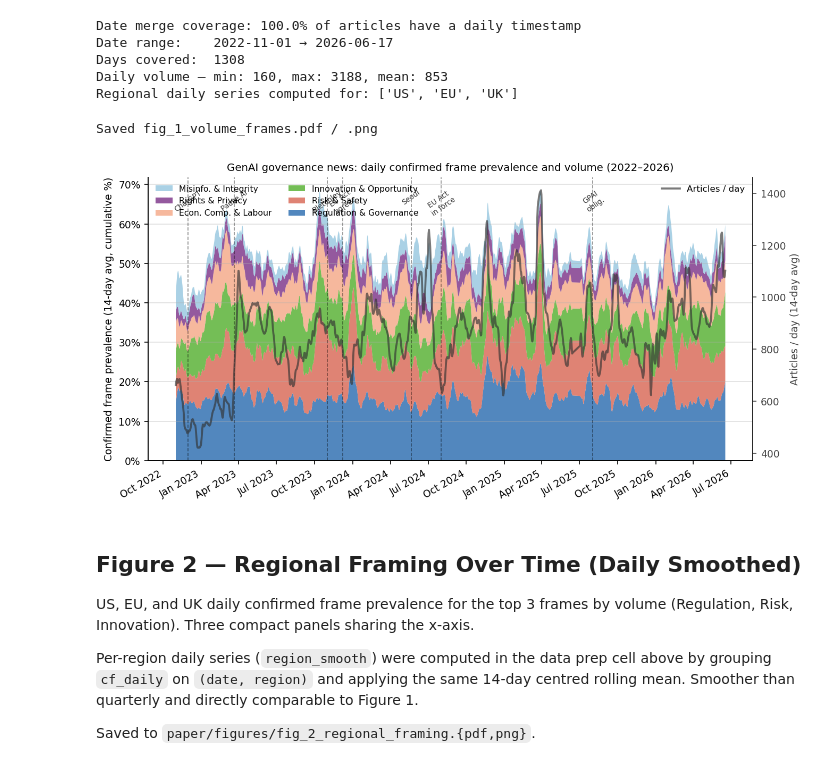
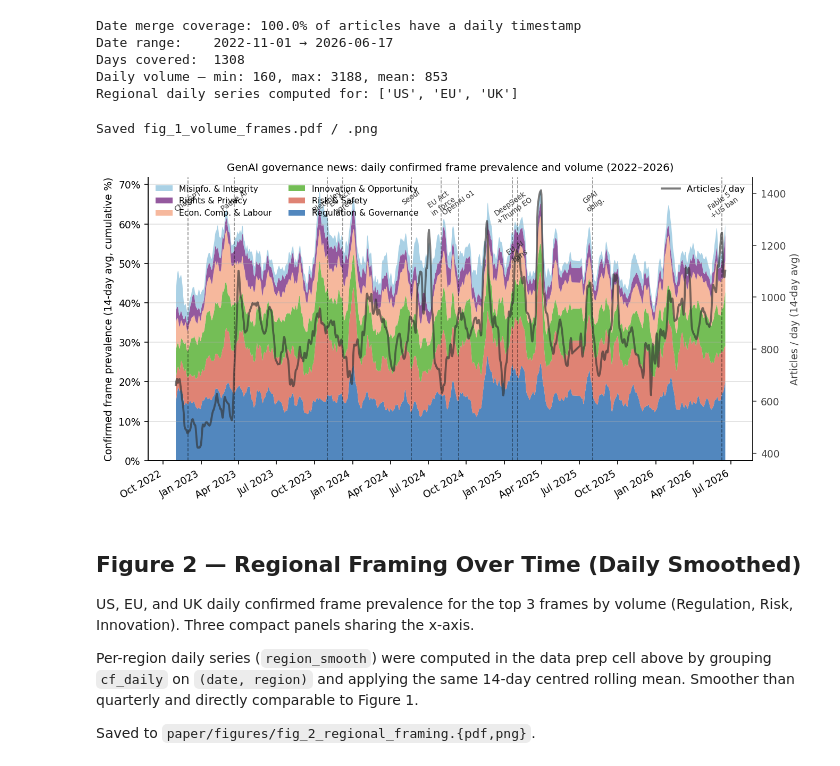
Before and after one commit to brewcoua/GenAI-GDELT, a Jupyter notebook: notebooks/03_analysis.ipynb, the cells around one changed output. Drawn from its saved outputs; the diff is of its cells as text; code cells hidden in the pictures.

Commit message:
feat: add additional interesting milestones

```diff
--- a/notebooks/03_analysis.ipynb
+++ b/notebooks/03_analysis.ipynb
@@ -82,7 +82,11 @@ MILESTONE_SHORT = {
     "eu_ai_act_agreement": "EU Act\nagree.",
     "seoul_summit":        "Seoul",
     "eu_ai_act_in_force":  "EU Act\nin force",
+    "openai_o1":           "OpenAI o1",
+    "deepseek_trump":      "DeepSeek\n+Trump EO",
+    "eu_ai_prohibited":    "EU AI\nbans",
     "gpai_obligations":    "GPAI\noblig.",
+    "claude_fable_us_ban": "Fable 5\n+US ban",
 }
 
 MILESTONE_PRETTY = {
@@ -92,7 +96,16 @@ MILESTONE_PRETTY = {
     "eu_ai_act_agreement": "EU AI Act agreement (Dec 2023)",
     "seoul_summit":        "Seoul Summit (May 2024)",
     "eu_ai_act_in_force":  "EU AI Act in force (Aug 2024)",
+    "openai_o1":           "OpenAI o1 release (Sep 2024)",
+    "deepseek_trump":      "DeepSeek R1 + Trump AI EO (Jan 2025)",
+    "eu_ai_prohibited":    "EU AI prohibited practices (Feb 2025)",
     "gpai_obligations":    "GPAI obligations (Aug 2025)",
+    "claude_fable_us_ban": "Claude Fable 5 + US ban (Jun 2026)",
+}
+
+# Per-milestone label y (axes fraction). Default 0.96; close pairs are staggered.
+MILESTONE_YLABEL = {
+    "eu_ai_prohibited": 0.78,   # 13 days after deepseek_trump — drop label to avoid overlap
 }
 
 # Savitzky-Golay second-pass constants (applied after 14-day rolling mean)
@@ -260,10 +273,13 @@ for m in MILESTONES:
     pre  = shares[shares.index < 0]
     post = shares[shares.index > 0]
 
-    # event_study fills missing months with 0; check actual article counts to detect
-    # a genuine absence of pre-period data (e.g. chatgpt_launch at study start)
-    pre_articles = volume[volume.index < 0].sum()
-    no_pre = pre.empty or pre_articles == 0
+    # event_study fills missing months with 0 via reindex; check actual article
+    # counts to detect genuine absence of pre- or post-period data (e.g.
+    # chatgpt_launch has no pre-period; claude_fable_us_ban has no post-period
+    # because it falls at the very end of the dataset).
+    pre_articles  = volume[volume.index < 0].sum()
+    post_articles = volume[volume.index > 0].sum()
+    no_data = pre.empty or post.empty or pre_articles == 0 or post_articles == 0
 
     vol_0 = int(volume.get(0, 0))
     row = {
@@ -271,7 +287,7 @@ for m in MILESTONES:
         "Vol. at event": f"{vol_0:,}",
     }
     for fname, col_label in DELTA_COLS.items():
-        if no_pre:
+        if no_data:
             row[col_label] = "—"
         else:
             delta = (post[fname].mean() - pre[fname].mean()) * 100
@@ -426,11 +446,12 @@ stack_colors = [FRAME_COLORS[f] for f in FRAME_ORDER]
 stack_labels = [FRAME_LABELS[f] for f in FRAME_ORDER]
 ax.stackplot(dates, stack_data, colors=stack_colors, labels=stack_labels, alpha=0.78)
 
-# Milestone markers + labels (axes-fraction y keeps labels inside edge at any scale)
+# Milestone markers + labels (staggered y for close pairs via MILESTONE_YLABEL)
 for m in MILESTONES:
     mt = pd.Timestamp(m["date"])
+    y  = MILESTONE_YLABEL.get(m["name"], 0.96)
     ax.axvline(mt, color="black", lw=0.8, ls="--", alpha=0.45)
-    ax.text(mt, 0.96, MILESTONE_SHORT.get(m["name"], m["name"]),
+    ax.text(mt, y, MILESTONE_SHORT.get(m["name"], m["name"]),
             transform=ax.get_xaxis_transform(),
             ha="center", va="top", fontsize=6.5, rotation=35, color="#333333")
 
@@ -439,34 +460,34 @@ ax.yaxis.set_major_formatter(mticker.FuncFormatter(lambda v, _: f"{v:.0f}%"))
 
 # Secondary axis — total daily volume (right side)
 ax2 = ax.twinx()
 ax2.plot(dates, vol_smooth.values, color="#333333", lw=1.8, alpha=0.65,
          label="Articles / day")
 ax2.set_ylabel("Articles / day (14-day avg)", color="#444444")
 ax2.tick_params(axis="y", colors="#444444")
 ax2.spines["right"].set_visible(True)   # rcParams hides right spine globally; re-enable for twinx
 ax2.grid(False)
 
 # X-axis
 ax.xaxis.set_major_locator(mdates.MonthLocator(bymonth=[1, 4, 7, 10]))
 ax.xaxis.set_major_formatter(mdates.DateFormatter("%b %Y"))
 plt.setp(ax.xaxis.get_majorticklabels(), rotation=30, ha="right")
 
 # Legends: frames reversed so top-of-stack (Regulation) appears first in list
 handles, labels_ = ax.get_legend_handles_labels()
 ax.legend(handles[::-1], labels_[::-1], frameon=False, fontsize=7.5,
           loc="upper left", ncol=2)
 ax2.legend(frameon=False, fontsize=8, loc="upper right")
 
 ax.set_title(
     "GenAI governance news: daily confirmed frame prevalence and volume (2022–2026)",
     fontsize=9.5,
 )
 plt.tight_layout()
 _save(fig, "fig_1_volume_frames")
 plt.show()
 # %% [output]
 Saved fig_1_volume_frames.pdf / .png
-[figure, old version]
+[figure, new version]
 # %% [markdown]
 ## Figure 2 — Regional Framing Over Time (Daily Smoothed)
 
```
Also changed, not shown: parts of 2 cells of this notebook, 4 other files.
